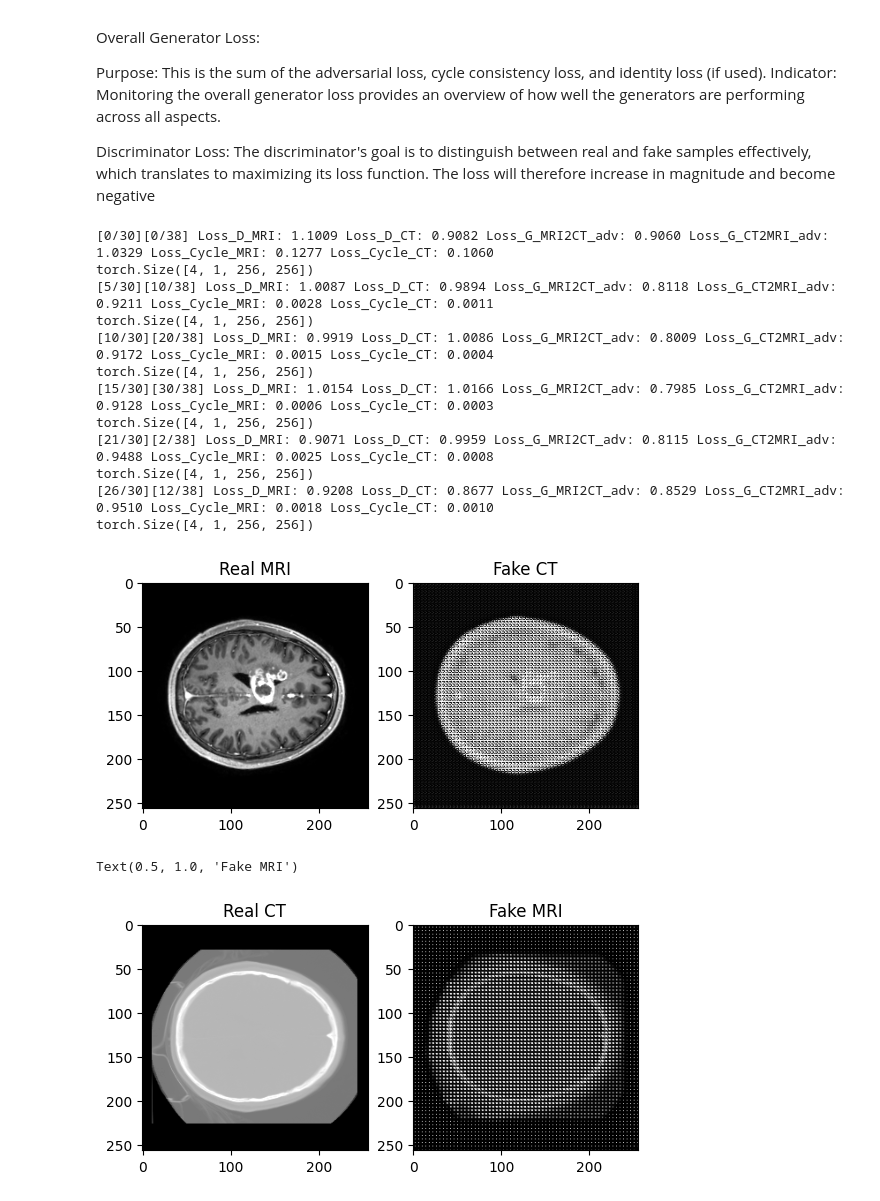
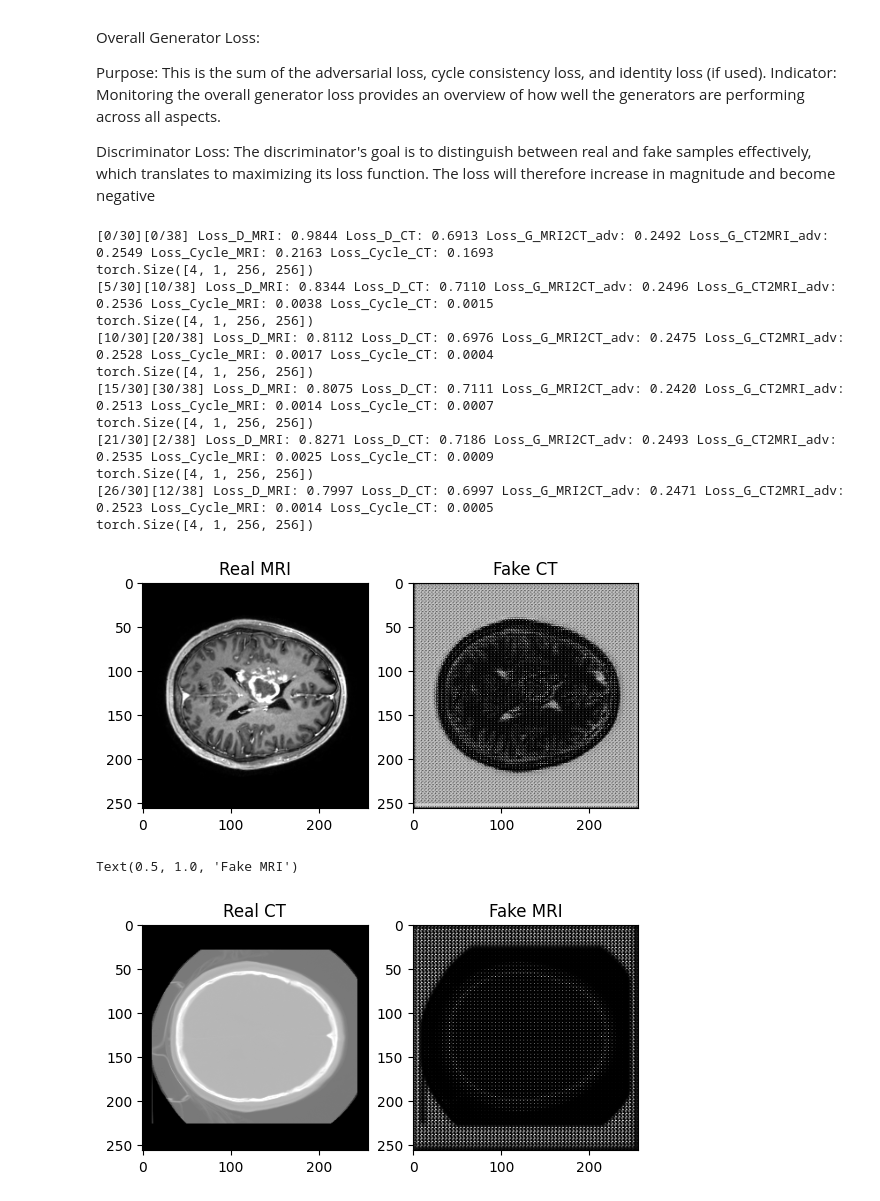
Before and after one commit to rsaif22/ECSE-552-Final-Project, a Jupyter notebook: experiment_v1.ipynb, the cells around one changed output. Saved outputs shown, nothing was run; the diff lists cells and outputs as text; code cells hidden in the pictures.

Commit message:
fix sigmoid

```diff
--- a/experiment_v1.ipynb
+++ b/experiment_v1.ipynb
@@ -64,7 +64,7 @@ from torch.utils.tensorboard import SummaryWriter
 
 # Writer will output to ./runs/ directory by default
 # writer = SummaryWriter('runs/mri_ct_experiment')
-writer = SummaryWriter("runs/no_sigmoid")
+writer = SummaryWriter("runs/mse_loss")
 # %% [markdown]
 **Training**
 Adversarial Loss (Discriminator Loss):
@@ -115,8 +115,8 @@ discriminator_ct = Discriminator(ct_channel)
 
 # Define Optimizers *betas control the exponential decay rates*
 optimizer_gen = torch.optim.Adam(list(generator_mri2ct.parameters()) + list(generator_ct2mri.parameters()), lr=1e-3, betas=(0.5, 0.999))
-optimizer_dis_mri = torch.optim.Adam(list(discriminator_mri.parameters()) + list(discriminator_ct.parameters()), lr=1e-4, betas=(0.5, 0.999))
-optimizer_dis_ct = torch.optim.Adam(list(discriminator_mri.parameters()) + list(discriminator_ct.parameters()), lr=1e-4, betas=(0.5, 0.999))
+optimizer_dis_mri = torch.optim.Adam(list(discriminator_mri.parameters()), lr=1e-4, betas=(0.5, 0.999))
+optimizer_dis_ct = torch.optim.Adam(list(discriminator_ct.parameters()), lr=1e-4, betas=(0.5, 0.999))
 
 
 # Training Loop parameters
@@ -139,7 +139,8 @@ dataloader = DataLoader(dataset, batch_size=batch_size, shuffle=True)
 
 # Criterion
 criterion = nn.BCEWithLogitsLoss()
-criterion_cycle = nn.SmoothL1Loss()
+# criterion_cycle = nn.SmoothL1Loss()
+criterion_cycle = nn.MSELoss()
 criterion_dis = nn.MSELoss()
 
 # Identity Loss
@@ -252,47 +253,45 @@ for epoch in range(num_epochs):
 
         num_iters += 1
 # %% [output]
-[0/30][0/38] Loss_D_MRI: 1.1009 Loss_D_CT: 0.9082 Loss_G_MRI2CT_adv: 0.9060 Loss_G_CT2MRI_adv: 1.0329 Loss_Cycle_MRI: 0.1277 Loss_Cycle_CT: 0.1060
+[0/30][0/38] Loss_D_MRI: 0.9844 Loss_D_CT: 0.6913 Loss_G_MRI2CT_adv: 0.2492 Loss_G_CT2MRI_adv: 0.2549 Loss_Cycle_MRI: 0.2163 Loss_Cycle_CT: 0.1693
 torch.Size([4, 1, 256, 256])
-[5/30][10/38] Loss_D_MRI: 1.0087 Loss_D_CT: 0.9894 Loss_G_MRI2CT_adv: 0.8118 Loss_G_CT2MRI_adv: 0.9211 Loss_Cycle_MRI: 0.0028 Loss_Cycle_CT: 0.0011
+[5/30][10/38] Loss_D_MRI: 0.8344 Loss_D_CT: 0.7110 Loss_G_MRI2CT_adv: 0.2496 Loss_G_CT2MRI_adv: 0.2536 Loss_Cycle_MRI: 0.0038 Loss_Cycle_CT: 0.0015
 torch.Size([4, 1, 256, 256])
-[10/30][20/38] Loss_D_MRI: 0.9919 Loss_D_CT: 1.0086 Loss_G_MRI2CT_adv: 0.8009 Loss_G_CT2MRI_adv: 0.9172 Loss_Cycle_MRI: 0.0015 Loss_Cycle_CT: 0.0004
+[10/30][20/38] Loss_D_MRI: 0.8112 Loss_D_CT: 0.6976 Loss_G_MRI2CT_adv: 0.2475 Loss_G_CT2MRI_adv: 0.2528 Loss_Cycle_MRI: 0.0017 Loss_Cycle_CT: 0.0004
 torch.Size([4, 1, 256, 256])
-[15/30][30/38] Loss_D_MRI: 1.0154 Loss_D_CT: 1.0166 Loss_G_MRI2CT_adv: 0.7985 Loss_G_CT2MRI_adv: 0.9128 Loss_Cycle_MRI: 0.0006 Loss_Cycle_CT: 0.0003
+[15/30][30/38] Loss_D_MRI: 0.8075 Loss_D_CT: 0.7111 Loss_G_MRI2CT_adv: 0.2420 Loss_G_CT2MRI_adv: 0.2513 Loss_Cycle_MRI: 0.0014 Loss_Cycle_CT: 0.0007
 torch.Size([4, 1, 256, 256])
-[21/30][2/38] Loss_D_MRI: 0.9071 Loss_D_CT: 0.9959 Loss_G_MRI2CT_adv: 0.8115 Loss_G_CT2MRI_adv: 0.9488 Loss_Cycle_MRI: 0.0025 Loss_Cycle_CT: 0.0008
+[21/30][2/38] Loss_D_MRI: 0.8271 Loss_D_CT: 0.7186 Loss_G_MRI2CT_adv: 0.2493 Loss_G_CT2MRI_adv: 0.2535 Loss_Cycle_MRI: 0.0025 Loss_Cycle_CT: 0.0009
 torch.Size([4, 1, 256, 256])
-[26/30][12/38] Loss_D_MRI: 0.9208 Loss_D_CT: 0.8677 Loss_G_MRI2CT_adv: 0.8529 Loss_G_CT2MRI_adv: 0.9510 Loss_Cycle_MRI: 0.0018 Loss_Cycle_CT: 0.0010
+[26/30][12/38] Loss_D_MRI: 0.7997 Loss_D_CT: 0.6997 Loss_G_MRI2CT_adv: 0.2471 Loss_G_CT2MRI_adv: 0.2523 Loss_Cycle_MRI: 0.0014 Loss_Cycle_CT: 0.0005
 torch.Size([4, 1, 256, 256])
 # %%
 # Test mri2ct generator
 generator_mri2ct.eval()
 generator_ct2mri.eval()
 
 # Test the generator
 
 # Load a batch of MRI images
-real_mri = MRI_train[20]
+real_mri = MRI_train[10]
 real_mri = torch.tensor(real_mri).to(device)
 real_mri = real_mri.float().unsqueeze(0).unsqueeze(0)
 
 # Generate fake CT images
 fake_ct = generator_mri2ct(real_mri)
 
-# Normalize the fake CT images
-fake_ct = (fake_ct - fake_ct.min()) / (fake_ct.max() - fake_ct.min())
 
 # Plot real MRI and fake CT images
 plt.figure()
 plt.subplot(1, 2, 1)
 plt.imshow(real_mri.cpu().detach().numpy().reshape(image_size, image_size), cmap='gray')
 plt.title('Real MRI')
 plt.subplot(1, 2, 2)
 plt.imshow(fake_ct.cpu().detach().numpy().reshape(image_size, image_size), cmap='gray')
 plt.title('Fake CT')
 plt.show()
 # %% [output]
-[figure, old version]
+[figure, new version]
 # %%
 # Show real CT and fake MRI images
 # Load a batch of CT images
@@ -316,4 +315,4 @@ plt.imshow(fake_mri.cpu().detach().numpy().reshape(image_size, image_size), cmap
 plt.title('Fake MRI')
 # %% [output]
 Text(0.5, 1.0, 'Fake MRI')
-[figure, old version]
+[figure, new version]
```
Also changed, not shown: 5 other files.
